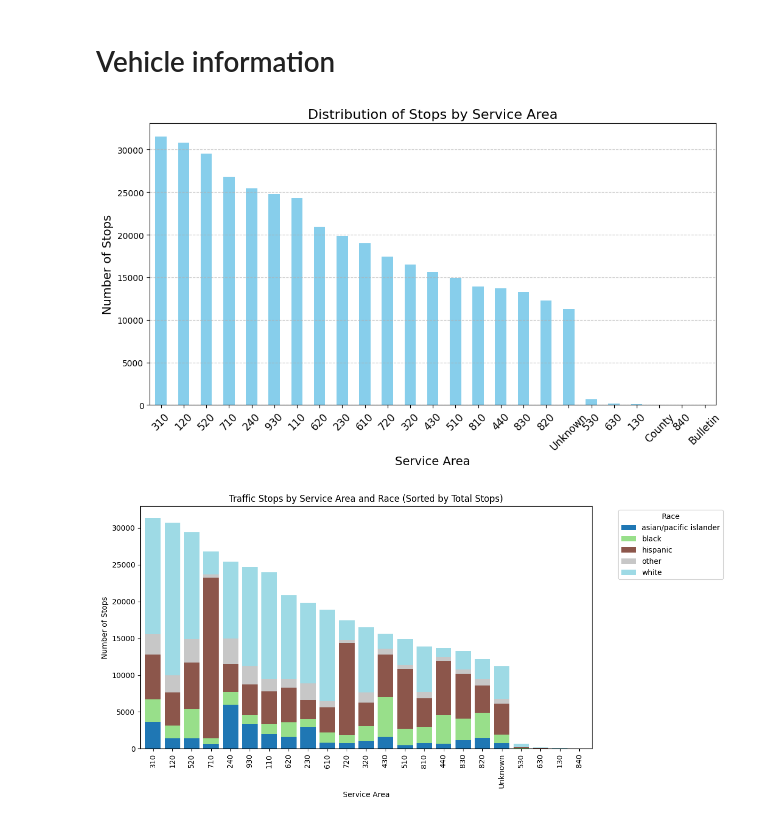
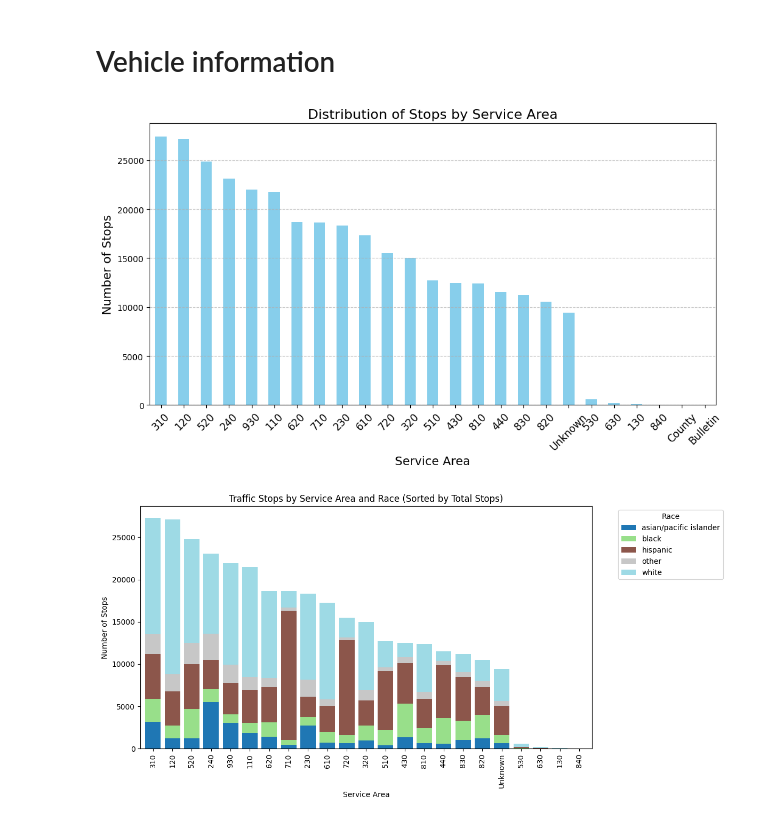
Before and after one commit to irmtou/CS577FinalProject, a Jupyter notebook: CS577FinalProject.ipynb, the cells around one changed output. Cells and saved outputs as stored; diff of their text form; code cells hidden in the pictures.

```diff
--- a/CS577FinalProject.ipynb
+++ b/CS577FinalProject.ipynb
@@ -262,0 +265,16 @@ plt.show()
+# %%
+age_bins = [0, 10, 20, 30, 40, 50, 60, 70, 80, 90, 100]
+age_labels = ['0-10', '11-20', '21-30', '31-40', '41-50', '51-60', '61-70', '71-80', '81-90', '91-100']
+
+df['age_group'] = pd.cut(df['subject_age'], bins=age_bins, labels=age_labels, right=False)
+
+age_race_counts = df.groupby(['age_group', 'subject_race']).size().unstack(fill_value=0)
+
+ax = age_race_counts.plot(kind='bar', stacked=True, figsize=(12, 6), width=0.8)
+plt.title("Traffic Stops by Age Group and Race (Raw Counts)")
+plt.xlabel("Age Group")
+plt.ylabel("Number of Stops")
+plt.legend(title="Race", bbox_to_anchor=(1.05, 1), loc='upper left')
+plt.tight_layout()
+
+plt.show()
@@ -337,7 +357,7 @@ plt.show()
 # %%
 
 # Plotting a bar chart of stops by service area
-stops_by_area = df['service_area'].value_counts()
+stops_by_area = df_filtered['service_area'].value_counts()
 stops_by_area.plot(kind='bar', color='skyblue', figsize=(12, 6))
 
 plt.title('Distribution of Stops by Service Area', fontsize=16)
@@ -347,27 +367,24 @@ plt.xticks(rotation=45, fontsize=12)
 plt.grid(axis='y', linestyle='--', alpha=0.7)
 plt.show()
 # %% [output]
-[figure, old version]
+[figure, new version]
 # %%
-# Step 1: Group data by service area and race
-service_area_race_counts = df.groupby(['service_area', 'subject_race']).size().unstack(fill_value=0)
+# group data by service area and race
+service_area_race_counts = df_filtered.groupby(['service_area', 'subject_race']).size().unstack(fill_value=0)
 
-# Step 2: Sort by total stops in descending order
-service_area_race_counts['Total_Stops'] = service_area_race_counts.sum(axis=1)  # Add a column for total stops
+# sort by total stops in descending order
+service_area_race_counts['Total_Stops'] = service_area_race_counts.sum(axis=1)
 service_area_race_counts = service_area_race_counts.sort_values(by='Total_Stops', ascending=False)  # Sort by total stops
 service_area_race_counts = service_area_race_counts.drop(columns='Total_Stops')  # Remove the total stops column (optional)
 
-# Step 3: Plot the sorted bar chart
+# plot the sorted bar chart
 ax = service_area_race_counts.plot(kind='bar', stacked=True, figsize=(12, 6), width=0.8, colormap='tab20')
-
-# Customize the chart
 plt.title("Traffic Stops by Service Area and Race (Sorted by Total Stops)")
 plt.xlabel("Service Area")
 plt.ylabel("Number of Stops")
 plt.legend(title="Race", bbox_to_anchor=(1.05, 1), loc='upper left')
 plt.tight_layout()
 
-# Display the chart
 plt.show()
 # %% [output]
-[figure, old version]
+[figure, new version]
```
Also changed, not shown: parts of 14 cells of this notebook.
